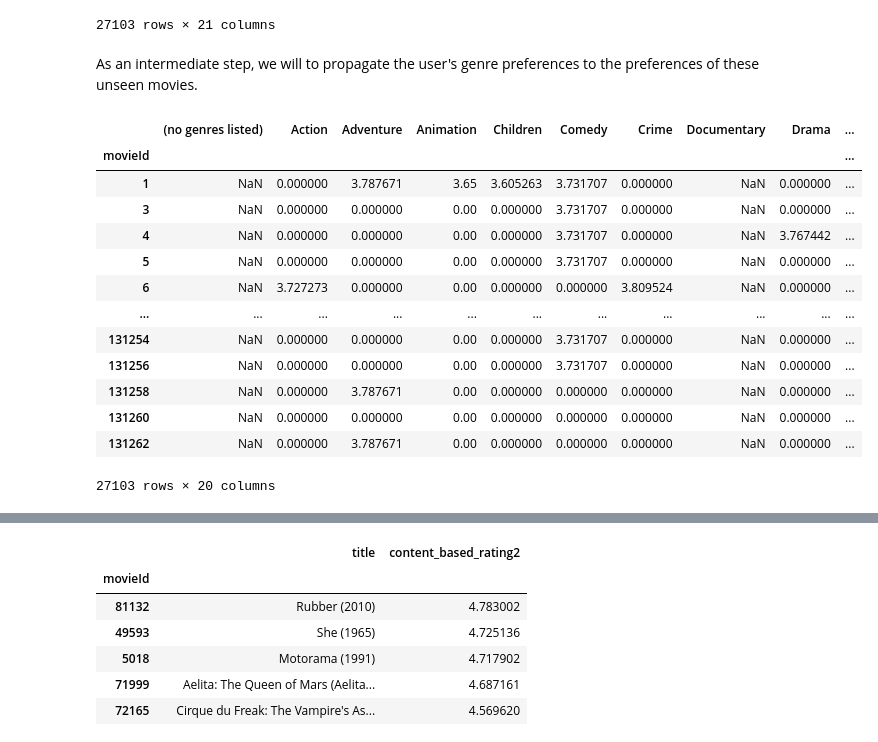
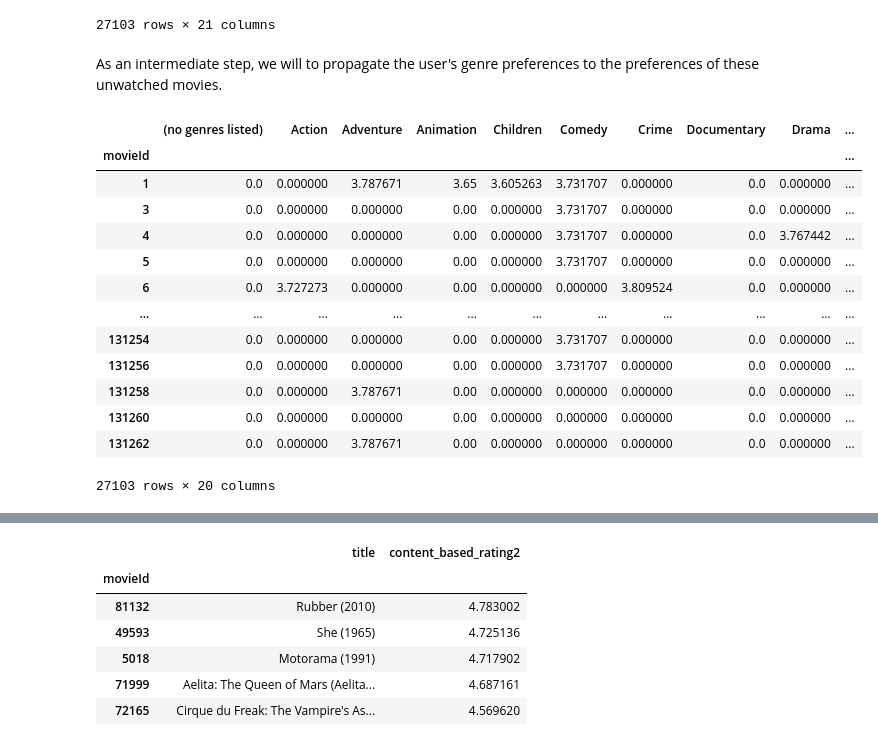
Before and after one commit to douglasrizzo/recsys-movies, a Jupyter notebook: src/content-based-filtering.ipynb, the cells around one changed output, grey strips where cells are left out. Cells and saved outputs as stored; diff of their text form; code cells hidden in the pictures.

```diff
--- a/src/genre-filter.ipynb
+++ b/src/content-based-filtering.ipynb
@@ -312,7 +316,7 @@ One way we can mitigate this is by taking the _average_ of the ratings a user gi
 # %%
 user_genre_preferences["Normalized by movies in genre"] = (
   user_genre_preferences["Sum of ratings"] / user_genre_preferences["Movies"]
-)
+).fillna(0)
 user_genre_preferences = user_genre_preferences.sort_values("Normalized by movies in genre", ascending=False)
 user_genre_preferences
 # %% [output]
@@ -352,7 +366,7 @@ First, let's get all the movies they have not watched from MovieLens.
 # %%
 # get the movies that the user has not seen
-unseen_movies = movies.loc[~movies.index.isin(user_ratings["movieId"])].copy()
-unseen_movies
+unwatched_movies = movies.loc[~movies.index.isin(user_ratings["movieId"])].copy()
+unwatched_movies
 # %% [output]
 |  | title | (no genres listed) | Action | Adventure | Animation | Children | Comedy | Crime | Documentary | ... |
 | movieId |  |  |  |  |  |  |  |  |  | ... |
@@ -369,23 +383,23 @@ unseen_movies
 | 131262 | Innocence (2014) | 0 | 0 | 1 | 0 | 0 | 0 | 0 | 0 | ... |
 27103 rows × 21 columns
 # %% [markdown]
-As an intermediate step, we will to propagate the user's genre preferences to the preferences of these unseen movies.
+As an intermediate step, we will to propagate the user's genre preferences to the preferences of these unwatched movies.
 # %%
-content_based_ratings = unseen_movies[genres].multiply(user_genre_preferences["Normalized by movies in genre"])
-content_based_ratings
+movie_genre_ratings = unwatched_movies[genres].multiply(user_genre_preferences["Normalized by movies in genre"])
+movie_genre_ratings
 # %% [output]
 |  | (no genres listed) | Action | Adventure | Animation | Children | Comedy | Crime | Documentary | Drama | ... |
 | movieId |  |  |  |  |  |  |  |  |  | ... |
-| 1 | NaN | 0.000000 | 3.787671 | 3.65 | 3.605263 | 3.731707 | 0.000000 | NaN | 0.000000 | ... |
-| 3 | NaN | 0.000000 | 0.000000 | 0.00 | 0.000000 | 3.731707 | 0.000000 | NaN | 0.000000 | ... |
-| 4 | NaN | 0.000000 | 0.000000 | 0.00 | 0.000000 | 3.731707 | 0.000000 | NaN | 3.767442 | ... |
-| 5 | NaN | 0.000000 | 0.000000 | 0.00 | 0.000000 | 3.731707 | 0.000000 | NaN | 0.000000 | ... |
-| 6 | NaN | 3.727273 | 0.000000 | 0.00 | 0.000000 | 0.000000 | 3.809524 | NaN | 0.000000 | ... |
+| 1 | 0.0 | 0.000000 | 3.787671 | 3.65 | 3.605263 | 3.731707 | 0.000000 | 0.0 | 0.000000 | ... |
+| 3 | 0.0 | 0.000000 | 0.000000 | 0.00 | 0.000000 | 3.731707 | 0.000000 | 0.0 | 0.000000 | ... |
+| 4 | 0.0 | 0.000000 | 0.000000 | 0.00 | 0.000000 | 3.731707 | 0.000000 | 0.0 | 3.767442 | ... |
+| 5 | 0.0 | 0.000000 | 0.000000 | 0.00 | 0.000000 | 3.731707 | 0.000000 | 0.0 | 0.000000 | ... |
+| 6 | 0.0 | 3.727273 | 0.000000 | 0.00 | 0.000000 | 0.000000 | 3.809524 | 0.0 | 0.000000 | ... |
 | ... | ... | ... | ... | ... | ... | ... | ... | ... | ... | ... |
-| 131254 | NaN | 0.000000 | 0.000000 | 0.00 | 0.000000 | 3.731707 | 0.000000 | NaN | 0.000000 | ... |
-| 131256 | NaN | 0.000000 | 0.000000 | 0.00 | 0.000000 | 3.731707 | 0.000000 | NaN | 0.000000 | ... |
-| 131258 | NaN | 0.000000 | 3.787671 | 0.00 | 0.000000 | 0.000000 | 0.000000 | NaN | 0.000000 | ... |
-| 131260 | NaN | 0.000000 | 0.000000 | 0.00 | 0.000000 | 0.000000 | 0.000000 | NaN | 0.000000 | ... |
-| 131262 | NaN | 0.000000 | 3.787671 | 0.00 | 0.000000 | 0.000000 | 0.000000 | NaN | 0.000000 | ... |
+| 131254 | 0.0 | 0.000000 | 0.000000 | 0.00 | 0.000000 | 3.731707 | 0.000000 | 0.0 | 0.000000 | ... |
+| 131256 | 0.0 | 0.000000 | 0.000000 | 0.00 | 0.000000 | 3.731707 | 0.000000 | 0.0 | 0.000000 | ... |
+| 131258 | 0.0 | 0.000000 | 3.787671 | 0.00 | 0.000000 | 0.000000 | 0.000000 | 0.0 | 0.000000 | ... |
+| 131260 | 0.0 | 0.000000 | 0.000000 | 0.00 | 0.000000 | 0.000000 | 0.000000 | 0.0 | 0.000000 | ... |
+| 131262 | 0.0 | 0.000000 | 3.787671 | 0.00 | 0.000000 | 0.000000 | 0.000000 | 0.0 | 0.000000 | ... |
 27103 rows × 20 columns
 # %% [markdown]
```
Also changed, not shown: parts of 28 cells of this notebook, 9 other files.
